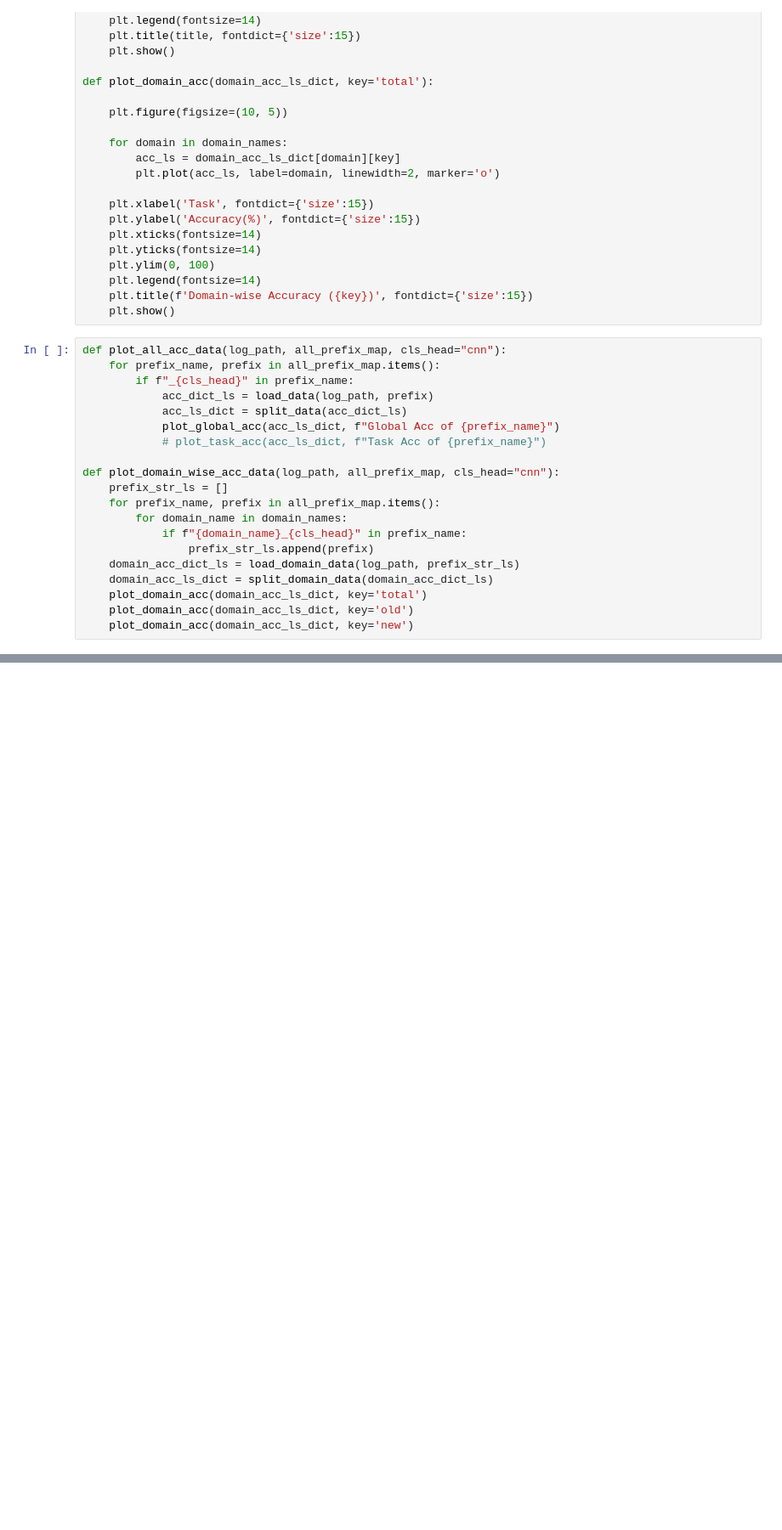
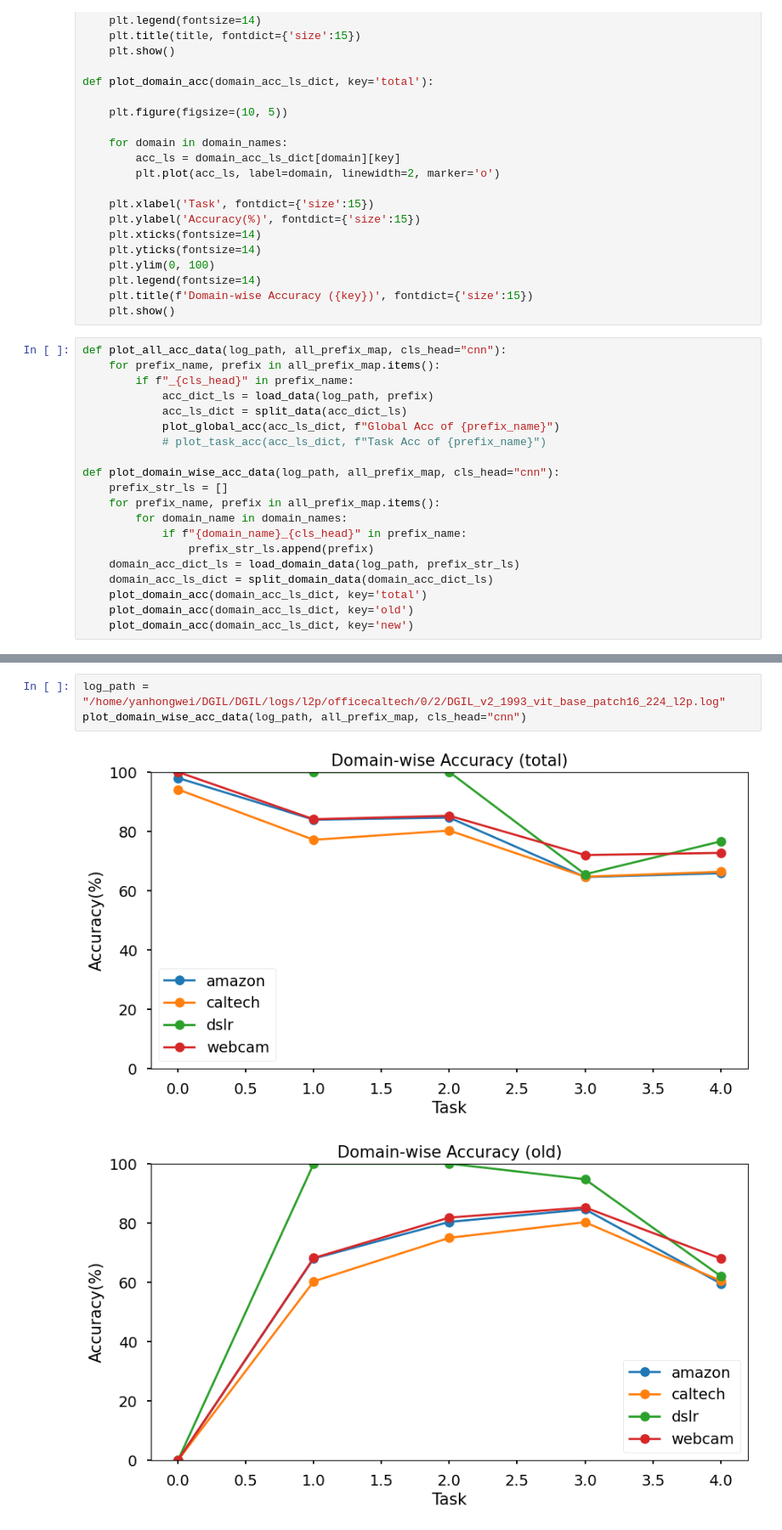
Before and after one commit to AnAppleCore/DGIL, a Jupyter notebook: scripts/visualization.ipynb, the cells around one changed output, grey strips where cells are left out. Shown at 85% size. Saved outputs shown, nothing was run; the diff lists cells and outputs as text; blank space fills up the shorter version.

```diff
--- a/scripts/visualization.ipynb
+++ b/scripts/visualization.ipynb
@@ -178,0 +179,6 @@ plot_domain_wise_acc_data(log_path, all_prefix_map, cls_head="cnn")
+# %%
+log_path = "/home/yanhongwei/DGIL/DGIL/logs/l2p/officecaltech/0/2/DGIL_v2_1993_vit_base_patch16_224_l2p.log"
+plot_domain_wise_acc_data(log_path, all_prefix_map, cls_head="cnn")
+# %% [output]
+[figure, added]
+[figure, added]
```
Also changed, not shown: parts of 6 cells of this notebook, 14 other files.
